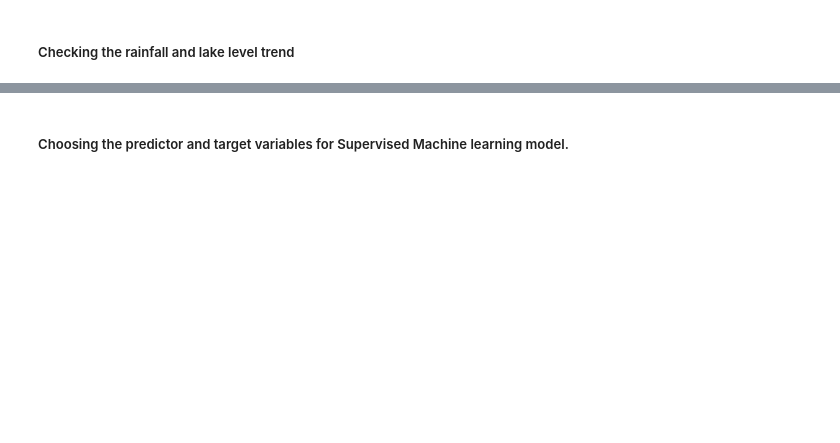
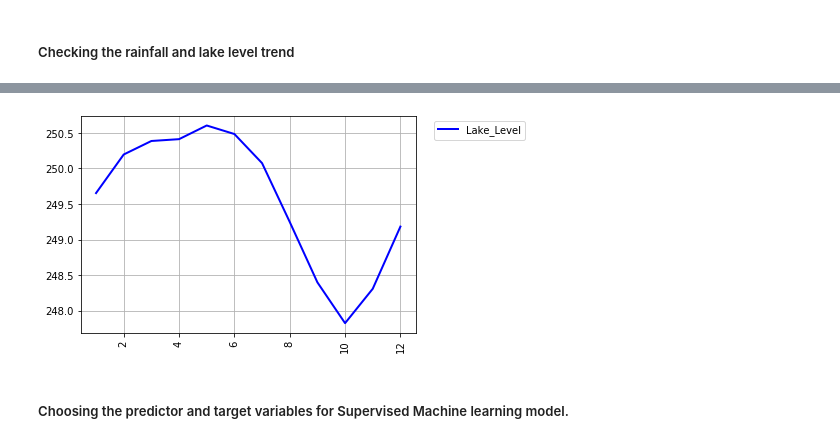
Before and after one commit to SadiqueAbdullah/Water_Bodies_EDA_ACEA, a Jupyter notebook: Water_Bodies_EDA_ACEA.ipynb, the cells around one changed output, grey strips where cells are left out. Saved outputs shown, nothing was run; the diff lists cells and outputs as text; code cells hidden in the pictures; blank space fills up the shorter version.

```diff
--- a/Water_Bodies_EDA_ACEA.ipynb
+++ b/Water_Bodies_EDA_ACEA.ipynb
@@ -258,9 +396,11 @@ sns.lineplot(data=comp1, x="Rainfall_net", y="Lake_Level")
 # %%
-plt.plot( 'Month','Lake_Level', data=comp1, marker='', color='blue', linewidth=2)
-#plt.plot( 'Month','Rainfall_mean', data=comp1, marker='', color='red', linewidth=2)
+Lake_Level_monthly= lb.groupby(["Month"])[['Lake_Level']].mean().reset_index()
+plt.plot( 'Month','Lake_Level', data=Lake_Level_monthly, marker='', color='blue', linewidth=2, )
 plt.legend(bbox_to_anchor=(1.04,1), loc="upper left")
 plt.xticks(rotation = 90)
 plt.grid()
+# %% [output]
+[figure, added]
 # %% [markdown]
 ##### Choosing the predictor and target variables for Supervised Machine learning model.
 # %%
```
Also changed, not shown: parts of 24 cells of this notebook.
